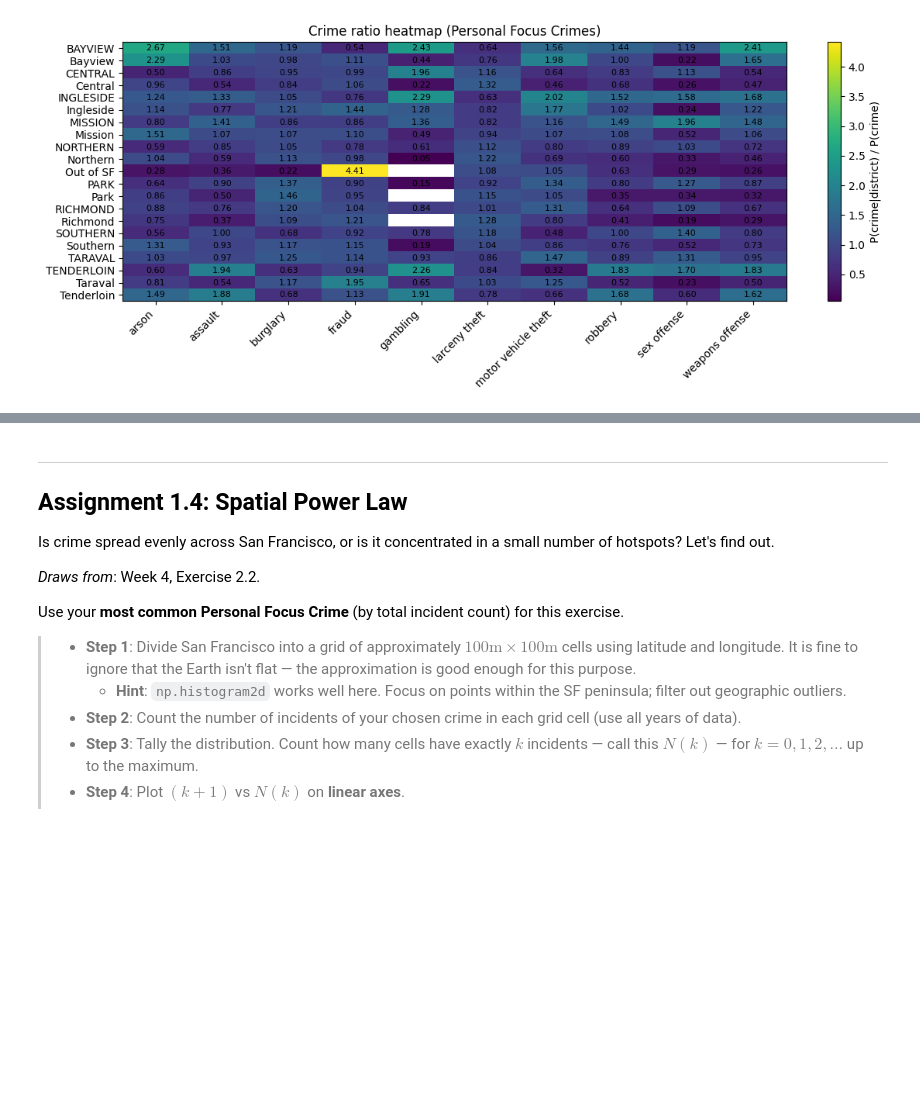
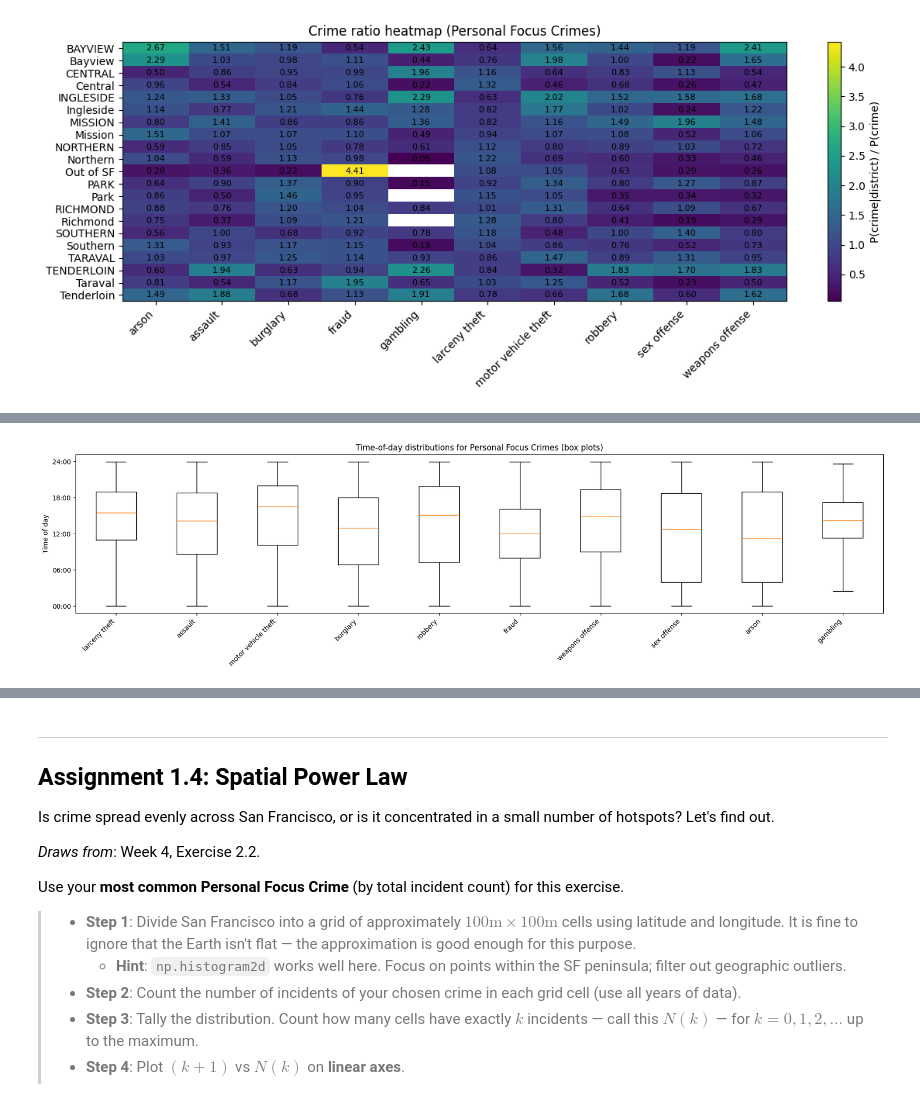
Before and after one commit to FergadakisN/assignment1_social_data_analysis, a Jupyter notebook: Assignment1.ipynb, the cells around one changed output, grey strips where cells are left out. Drawn from its saved outputs; the diff is of its cells as text; code cells hidden in the pictures; blank space fills up the shorter version.

```diff
--- a/Assignment1.ipynb
+++ b/Assignment1.ipynb
@@ -254,0 +455,22 @@ This exercise asks you to recreate several classic plot types from DAOST Chapter
+# %%
+# Minutes since midnight for time-of-day representation
+c["tod_min"] = c["Incident Datetime"].dt.hour * 60 + c["Incident Datetime"].dt.minute
+
+focus_crimes = ["larceny theft", "assault", "motor vehicle theft", "burglary",
+                "robbery", "fraud", "weapons offense", "sex offense", "arson", "gambling"]
+
+# Extract tod_min per crime type in the same order as focus_crimes
+data = [c.loc[c["Incident Category"] == crime, "tod_min"].dropna() for crime in focus_crimes]
+
+plt.figure(figsize=(18, 5))
+plt.boxplot(data, tick_labels=focus_crimes, showfliers=False)
+plt.xticks(rotation=45, ha="right")
+
+# Y-axis in human-readable time instead of raw minutes
+plt.yticks([0, 360, 720, 1080, 1440], ["00:00", "06:00", "12:00", "18:00", "24:00"])
+plt.ylabel("Time of day")
+plt.title("Time-of-day distributions for Personal Focus Crimes (box plots)")
+plt.tight_layout()
+plt.show()
+# %% [output]
+[figure, added]
```
Also changed, not shown: parts of 31 cells of this notebook.
